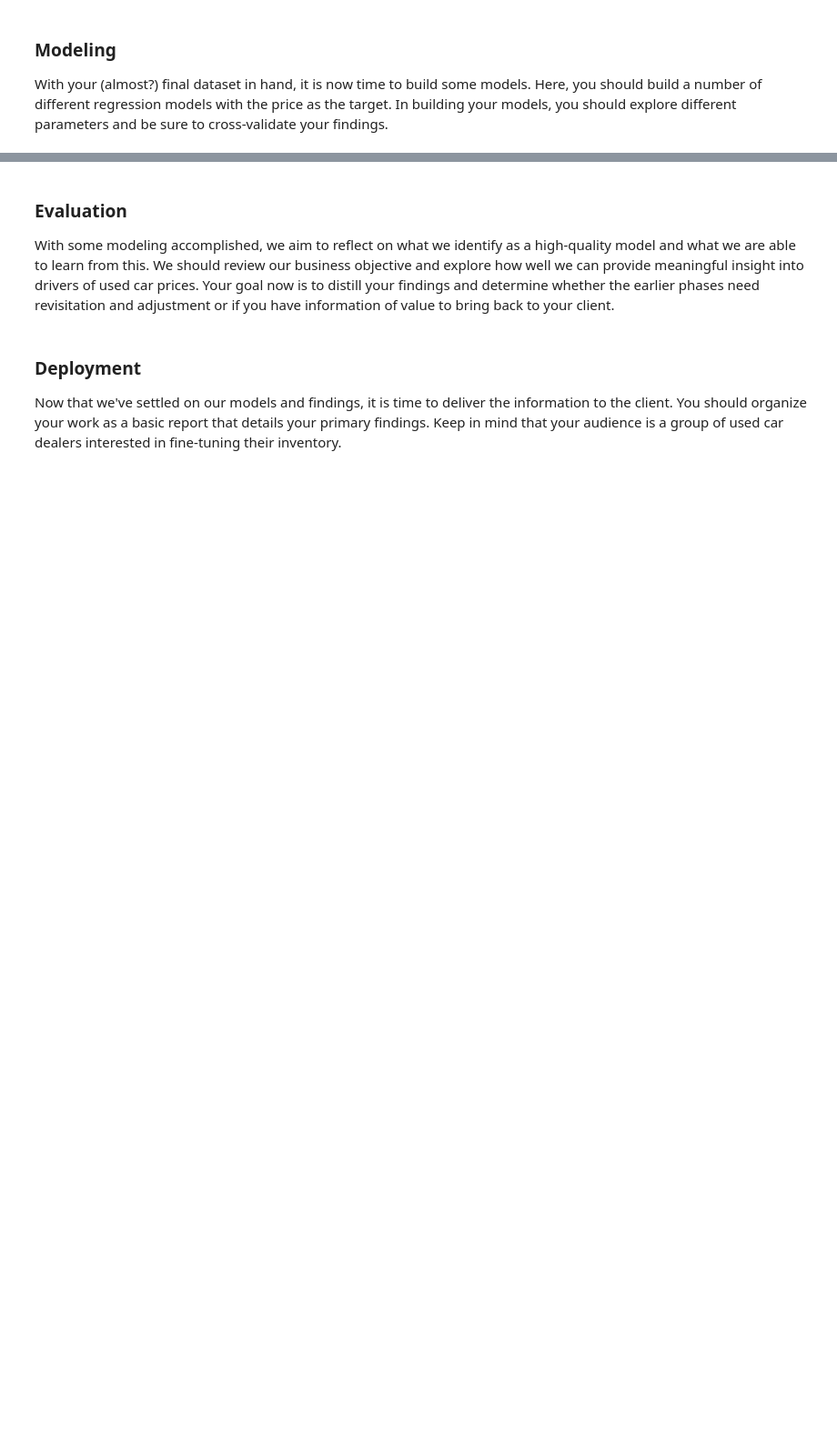
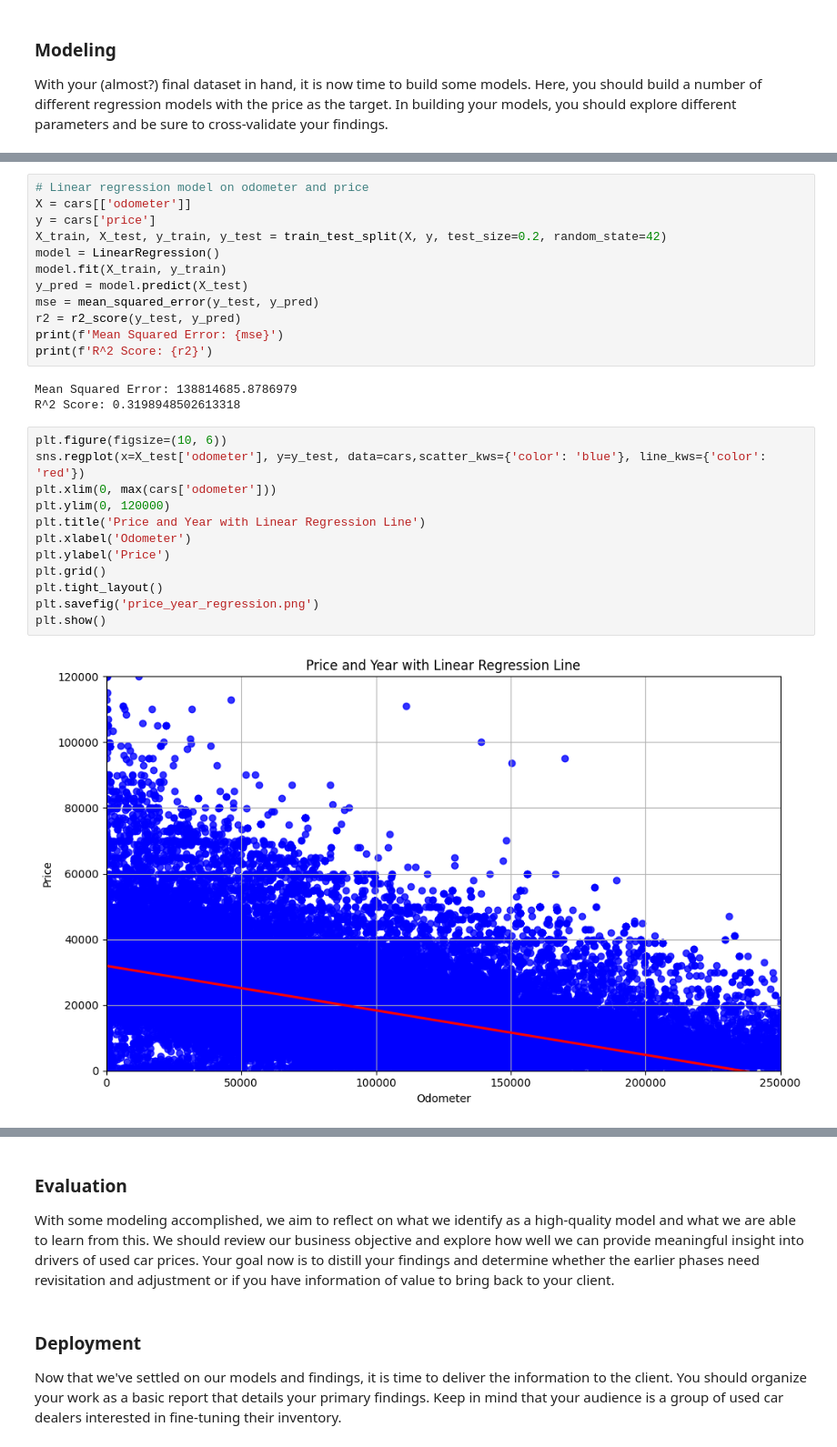
Before and after one commit to coconut808/ML-AI, a Jupyter notebook: Assignment_11.1/prompt_II.ipynb, the cells around one changed output, grey strips where cells are left out. Shown at 91% size. Saved outputs shown, nothing was run; the diff lists cells and outputs as text; blank space fills up the shorter version.

```diff
--- a/Assignment_11.1/prompt_II.ipynb
+++ b/Assignment_11.1/prompt_II.ipynb
@@ -86,3 +168,32 @@ With your (almost?) final dataset in hand, it is now time to build some models.
+# %%
+# Linear regression model on odometer and price
+X = cars[['odometer']]
+y = cars['price']
+X_train, X_test, y_train, y_test = train_test_split(X, y, test_size=0.2, random_state=42)
+model = LinearRegression()
+model.fit(X_train, y_train)
+y_pred = model.predict(X_test)
+mse = mean_squared_error(y_test, y_pred)
+r2 = r2_score(y_test, y_pred)
+print(f'Mean Squared Error: {mse}')
+print(f'R^2 Score: {r2}')
+# %% [output]
+Mean Squared Error: 138814685.8786979
+R^2 Score: 0.3198948502613318
+# %%
+plt.figure(figsize=(10, 6))
+sns.regplot(x=X_test['odometer'], y=y_test, data=cars,scatter_kws={'color': 'blue'}, line_kws={'color': 'red'})
+plt.xlim(0, max(cars['odometer']))
+plt.ylim(0, 120000)
+plt.title('Price and Year with Linear Regression Line')
+plt.xlabel('Odometer')
+plt.ylabel('Price')
+plt.grid()
+plt.tight_layout()
+plt.savefig('price_year_regression.png')
+plt.show()
+# %% [output]
+[figure, added]
 # %%
 X = cars[['price','odometer']]
 y = cars['year']
```
Also changed, not shown: parts of 16 cells of this notebook, 9 other files.
